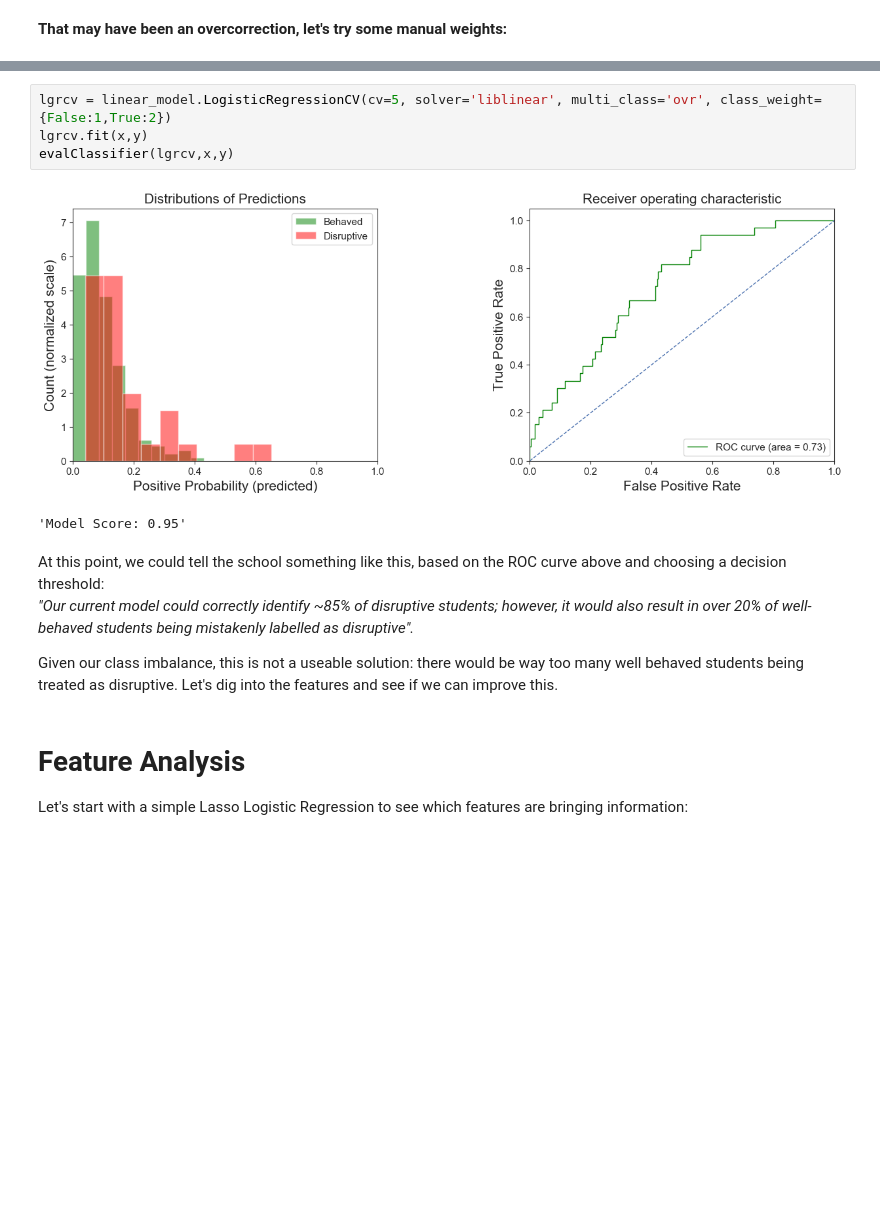
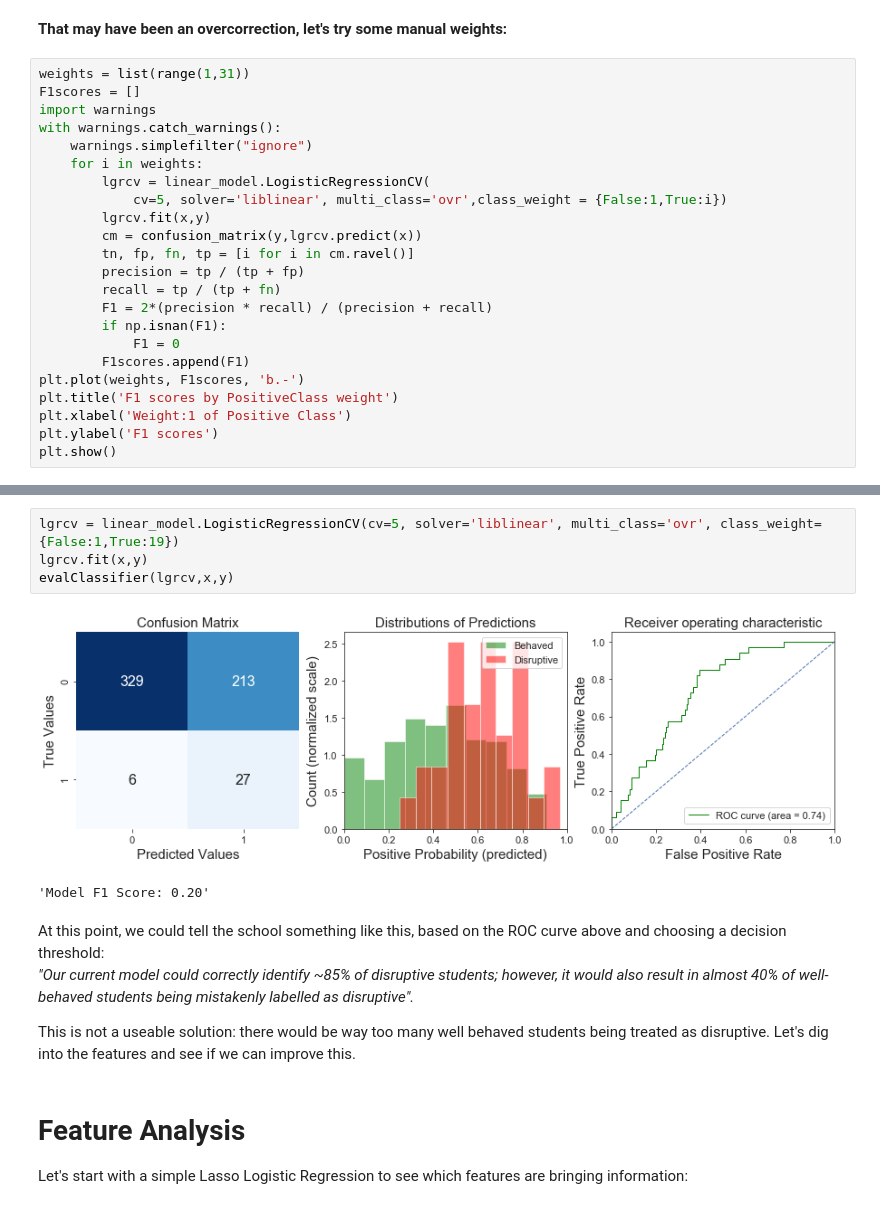
Before and after one commit to conditg/predicting-disruption, a Jupyter notebook: PredictingDisruption.ipynb, the cells around one changed output, grey strips where cells are left out. Cells and saved outputs as stored; diff of their text form; blank space fills up the shorter version.

```diff
--- a/PredictingDisruption.ipynb
+++ b/PredictingDisruption.ipynb
@@ -577,2 +589,25 @@ evalClassifier(lgrcv,x,y)
 # %% [markdown]
 **That may have been an overcorrection, let's try some manual weights:**
+# %%
+weights = list(range(1,31))
+F1scores = []
+import warnings
+with warnings.catch_warnings():
+    warnings.simplefilter("ignore")
+    for i in weights:
+        lgrcv = linear_model.LogisticRegressionCV(
+            cv=5, solver='liblinear', multi_class='ovr',class_weight = {False:1,True:i})
+        lgrcv.fit(x,y)
+        cm = confusion_matrix(y,lgrcv.predict(x))
+        tn, fp, fn, tp = [i for i in cm.ravel()]
+        precision = tp / (tp + fp)
+        recall = tp / (tp + fn)
+        F1 = 2*(precision * recall) / (precision + recall)
+        if np.isnan(F1):
+            F1 = 0
+        F1scores.append(F1)
+plt.plot(weights, F1scores, 'b.-')
+plt.title('F1 scores by PositiveClass weight')
+plt.xlabel('Weight:1 of Positive Class')
+plt.ylabel('F1 scores')
+plt.show()
@@ -579,15 +616,15 @@ evalClassifier(lgrcv,x,y)
 # %%
-lgrcv = linear_model.LogisticRegressionCV(cv=5, solver='liblinear', multi_class='ovr', class_weight={False:1,True:2})
+lgrcv = linear_model.LogisticRegressionCV(cv=5, solver='liblinear', multi_class='ovr', class_weight={False:1,True:19})
 lgrcv.fit(x,y)
 evalClassifier(lgrcv,x,y)
 # %% [output]
-[figure, old version]
+[figure, new version]
-'Model Score: 0.95'
+'Model F1 Score: 0.20'
 # %% [markdown]
 At this point, we could tell the school something like this, based on the ROC curve above and choosing a decision threshold:
-*"Our current model could correctly identify ~85% of disruptive students; however, it would also result in over 20% of well-behaved students being mistakenly labelled as disruptive".*
+*"Our current model could correctly identify ~85% of disruptive students; however, it would also result in almost 40% of well-behaved students being mistakenly labelled as disruptive".*
 
-Given our class imbalance, this is not a useable solution: there would be way too many well behaved students being treated as disruptive. Let's dig into the features and see if we can improve this.
+This is not a useable solution: there would be way too many well behaved students being treated as disruptive. Let's dig into the features and see if we can improve this.
 # %% [markdown]
 # Feature Analysis
 Let's start with a simple Lasso Logistic Regression to see which features are bringing information:
```
Also changed, not shown: parts of 32 cells of this notebook.
